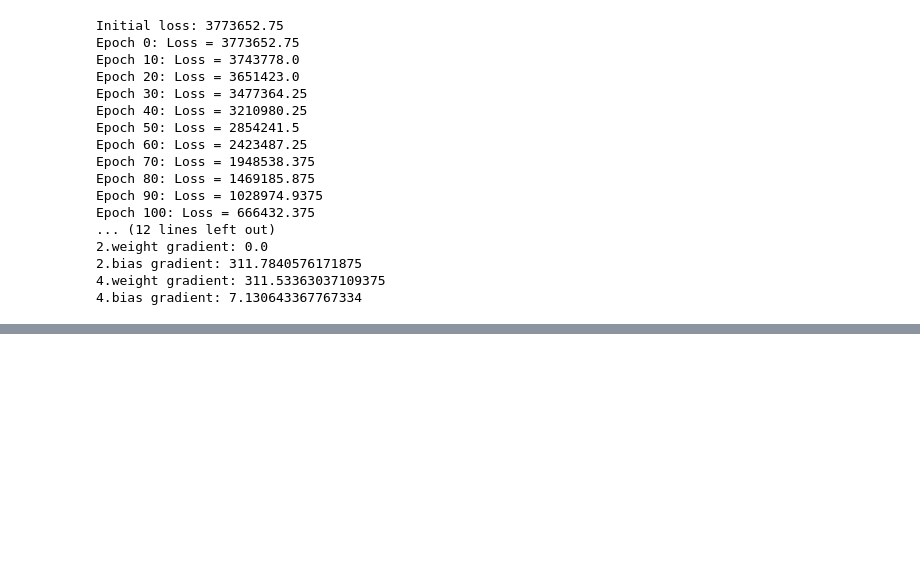
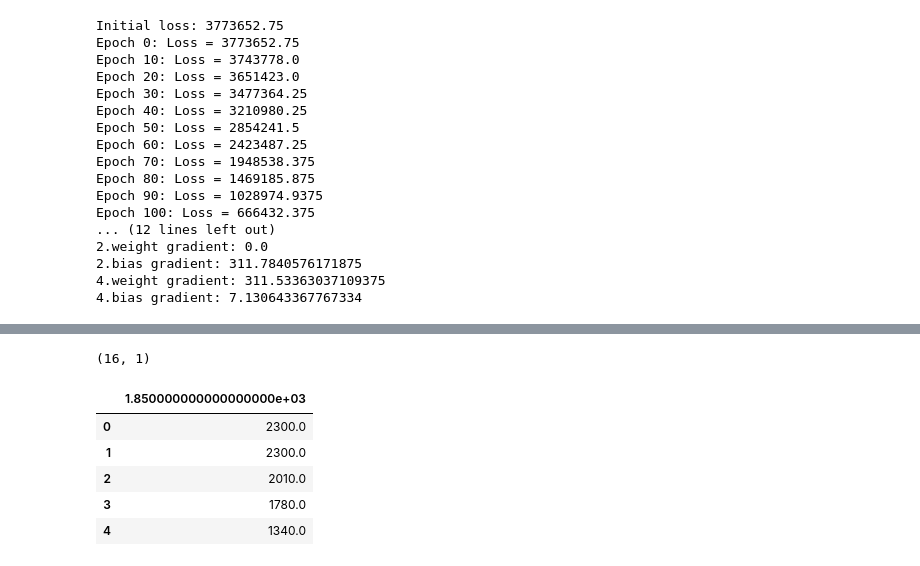
Before and after one commit to LeifHuenderML/interpolate, a Jupyter notebook: src/predictive_models/nn.ipynb, the cells around one changed output, grey strips where cells are left out. Drawn from its saved outputs; the diff is of its cells as text; code cells hidden in the pictures; blank space fills up the shorter version.

```diff
--- a/src/predictive_models/nn.ipynb
+++ b/src/predictive_models/nn.ipynb
@@ -225,0 +243,11 @@ fig.show()
+# %%
+print(y_train.shape)
+y_train.head()
+# %% [output]
+(16, 1)
+|  | 1.850000000000000000e+03 |
+| 0 | 2300.0 |
+| 1 | 2300.0 |
+| 2 | 2010.0 |
+| 3 | 1780.0 |
+| 4 | 1340.0 |
```
Also changed, not shown: parts of 4 cells of this notebook, 2 other files.
